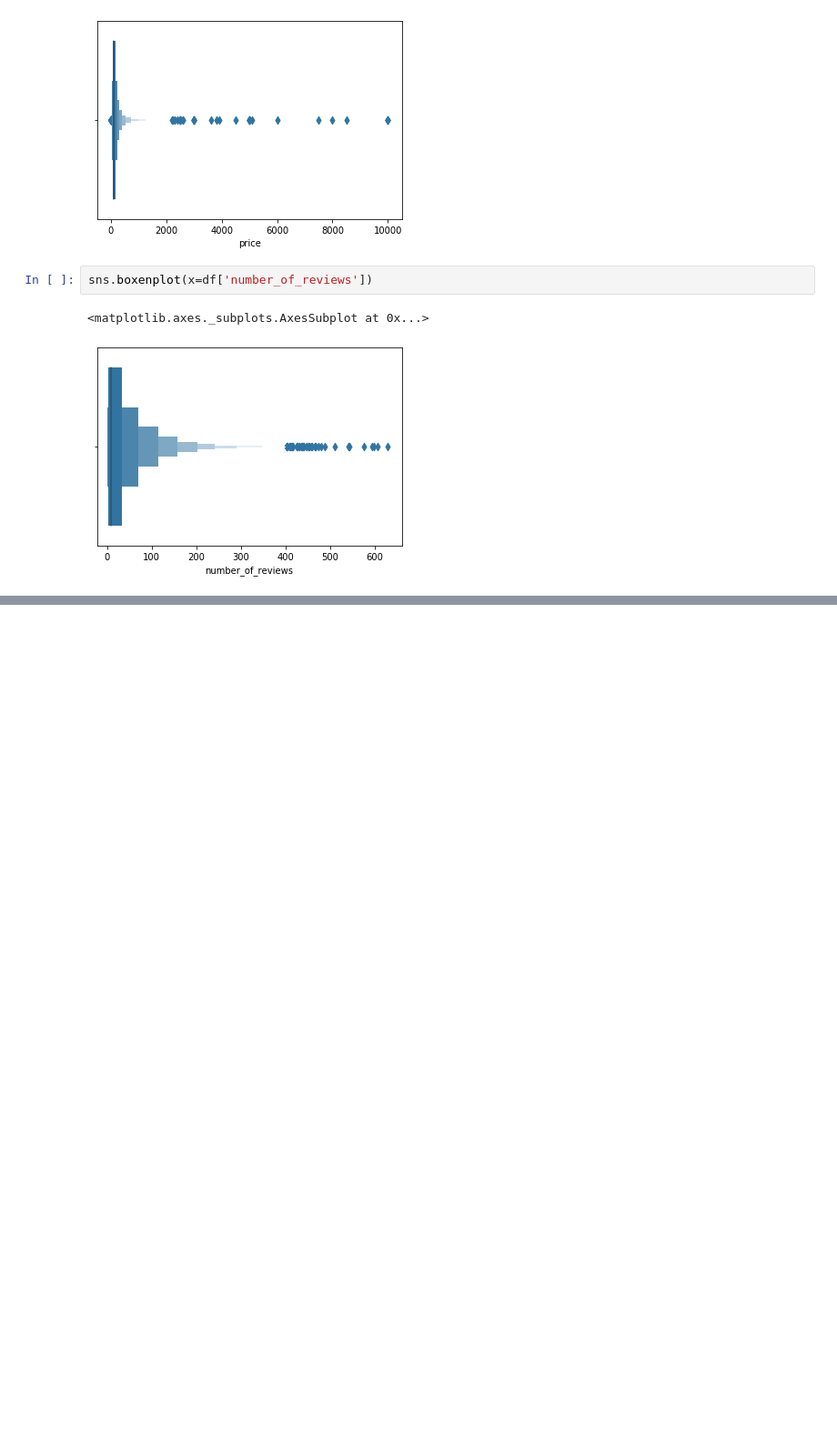
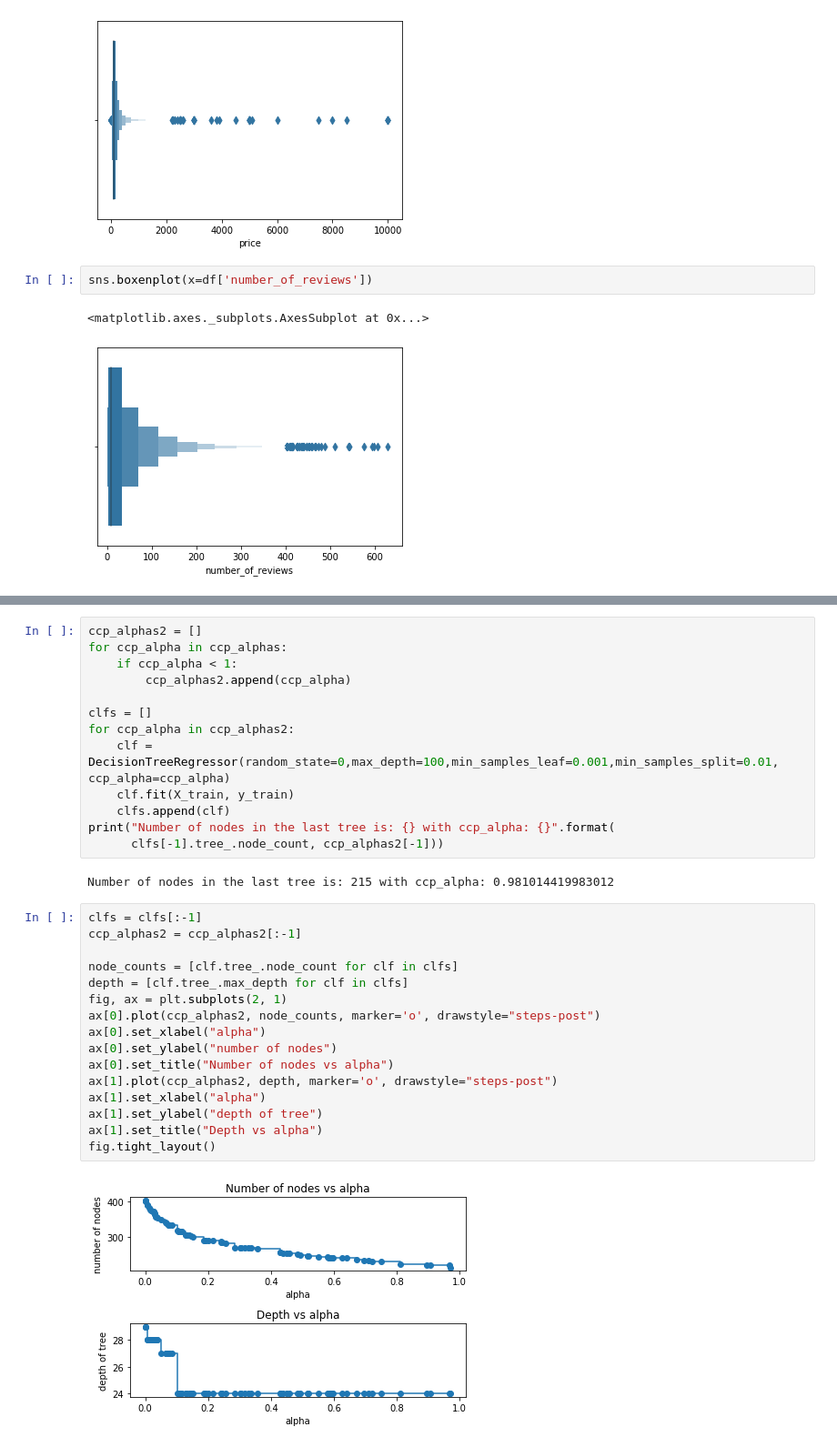
Before and after one commit to anshuldante/ai-ds-ml-practical, a Jupyter notebook: machine-learning-and-ai-foundations-clustering-and-association/Exercise Files/CH02/notebook.ipynb, the cells around one changed output, grey strips where cells are left out. Shown at 91% size. Cells and saved outputs as stored; diff of their text form; blank space fills up the shorter version.

```diff
--- a/machine-learning-and-ai-foundations-clustering-and-association/Exercise Files/CH02/notebook.ipynb
+++ b/machine-learning-and-ai-foundations-clustering-and-association/Exercise Files/CH02/notebook.ipynb
@@ -103,0 +162,33 @@ Name: cluster, dtype: int64
+# %%
+ccp_alphas2 = []
+for ccp_alpha in ccp_alphas:
+    if ccp_alpha < 1:
+        ccp_alphas2.append(ccp_alpha)
+
+clfs = []
+for ccp_alpha in ccp_alphas2:
+    clf = DecisionTreeRegressor(random_state=0,max_depth=100,min_samples_leaf=0.001,min_samples_split=0.01, ccp_alpha=ccp_alpha)
+    clf.fit(X_train, y_train)
+    clfs.append(clf)
+print("Number of nodes in the last tree is: {} with ccp_alpha: {}".format(
+      clfs[-1].tree_.node_count, ccp_alphas2[-1]))
+# %% [output]
+Number of nodes in the last tree is: 215 with ccp_alpha: 0.981014419983012
+# %%
+clfs = clfs[:-1]
+ccp_alphas2 = ccp_alphas2[:-1]
+
+node_counts = [clf.tree_.node_count for clf in clfs]
+depth = [clf.tree_.max_depth for clf in clfs]
+fig, ax = plt.subplots(2, 1)
+ax[0].plot(ccp_alphas2, node_counts, marker='o', drawstyle="steps-post")
+ax[0].set_xlabel("alpha")
+ax[0].set_ylabel("number of nodes")
+ax[0].set_title("Number of nodes vs alpha")
+ax[1].plot(ccp_alphas2, depth, marker='o', drawstyle="steps-post")
+ax[1].set_xlabel("alpha")
+ax[1].set_ylabel("depth of tree")
+ax[1].set_title("Depth vs alpha")
+fig.tight_layout()
+# %% [output]
+[figure, added]
```
Also changed, not shown: parts of 15 cells of this notebook, 3 other files.
